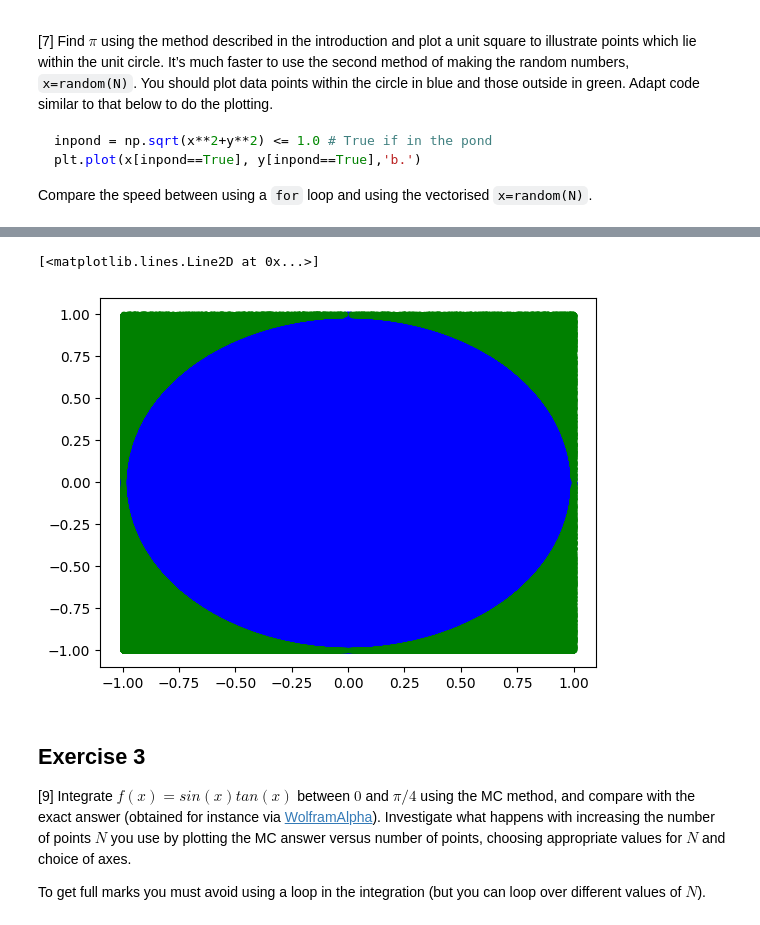
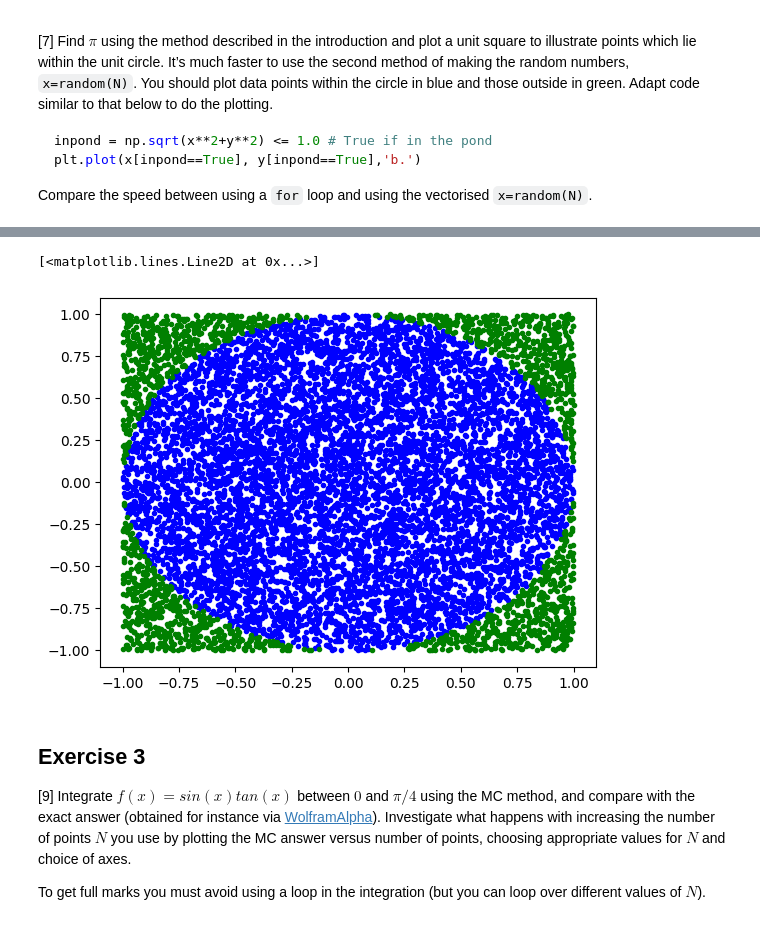
Before and after one commit to PX2145-2025/week-6-b-Houdmont-Joshua, a Jupyter notebook: Monte_Carlo.ipynb, the cells around one changed output, grey strips where cells are left out. Saved outputs shown, nothing was run; the diff lists cells and outputs as text; code cells hidden in the pictures.

```diff
--- a/Monte_Carlo.ipynb
+++ b/Monte_Carlo.ipynb
@@ -237,6 +237,7 @@ plt.plot(x[inpond==True], y[inpond==True],'b.')
 # %%
 %%time
 
+N = int(1e4)
 x,y=2*np.random.rand(2,N)-1
 r=np.sqrt(x*x+y*y)
 n=np.sum(r <= 1.0)
@@ -252,5 +253,5 @@ Wall time: 1.56 s
 [<matplotlib.lines.Line2D at 0x...>]
-[figure, old version]
+[figure, new version]
 # %% [markdown]
 ## Exercise 3
 
```
Also changed, not shown: parts of 10 cells of this notebook.
